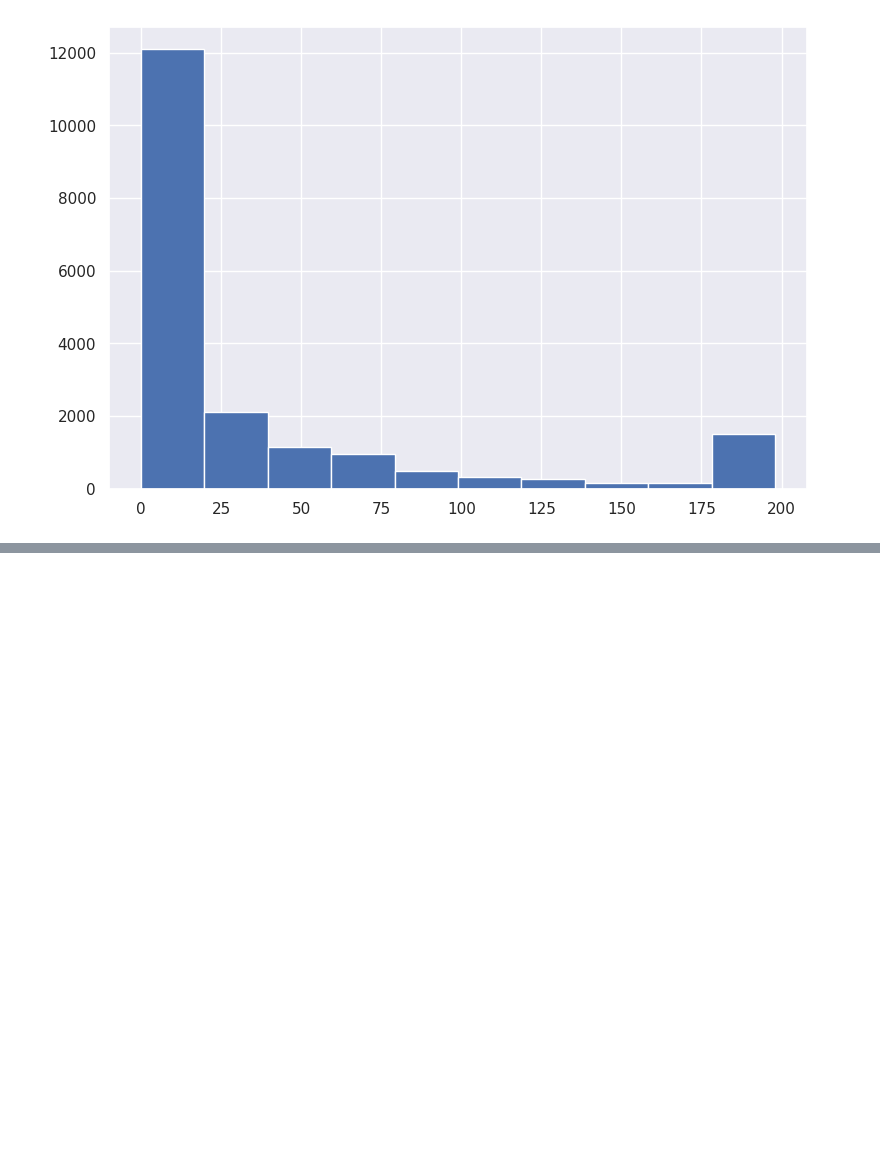
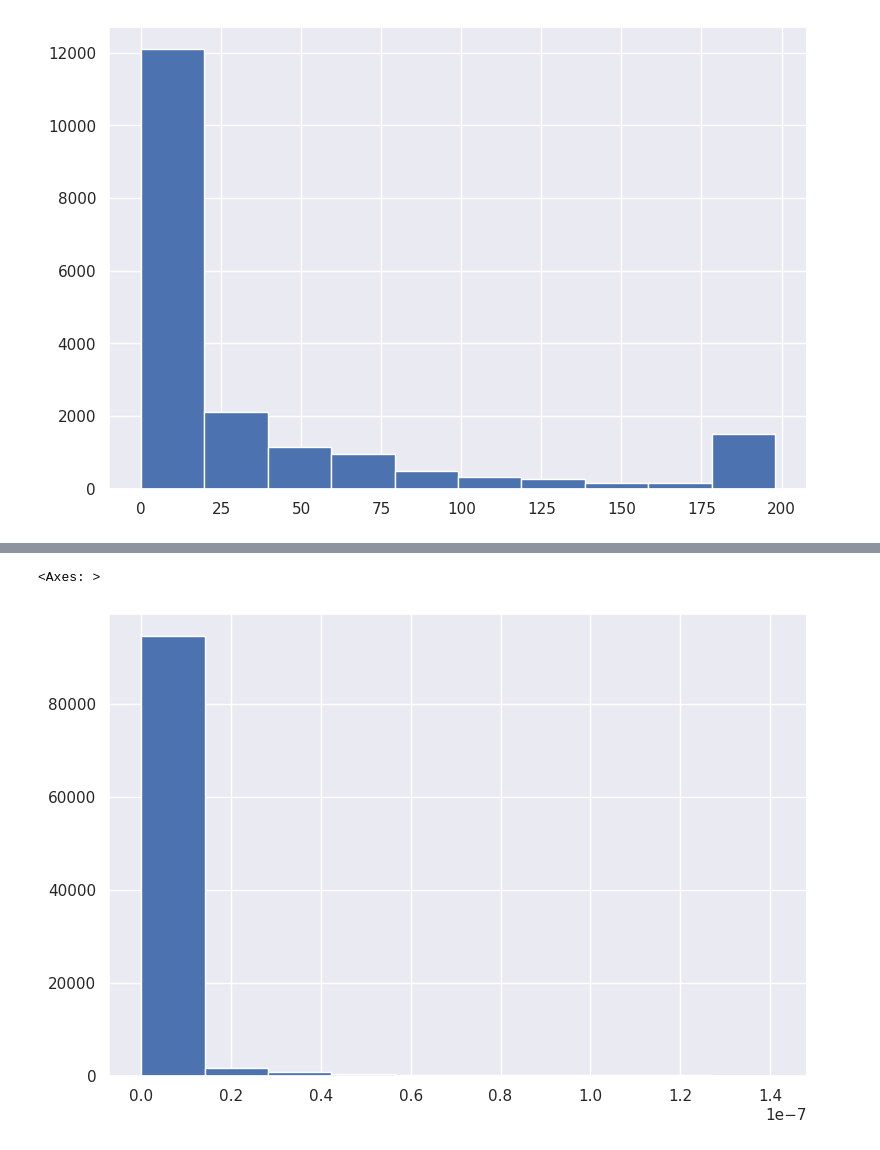
Before and after one commit to MinyaevAndrey/ML-Stepik, a Jupyter notebook: ML_Stepik1.ipynb, the cells around one changed output, grey strips where cells are left out. Saved outputs shown, nothing was run; the diff lists cells and outputs as text; code cells hidden in the pictures; blank space fills up the shorter version.

```diff
--- a/ML_Stepik1.ipynb
+++ b/ML_Stepik1.ipynb
@@ -171,0 +254,10 @@ events_data.pivot_table(index='user_id',
+# %%
+# Для каждого пользователя находим разницу по времени между степами
+gap_data = events_data[['user_id', 'day', 'timestamp']].drop_duplicates(subset=['user_id', 'day']) \
+                                                       .groupby('user_id')['timestamp'] \
+                                                       .apply(list) \
+                                                       .apply(np.diff).values
+# %%
+gap_data = pd.Series(np.hstack(gap_data))
+gap_data = gap_data / (24 * 60 * 60)
+gap_data.head()
@@ -171,0 +272,5 @@ events_data.pivot_table(index='user_id',
+# %%
+gap_data.hist()
+# %% [output]
+<Axes: >
+[figure, added]
```
Also changed, not shown: parts of 20 cells of this notebook.
